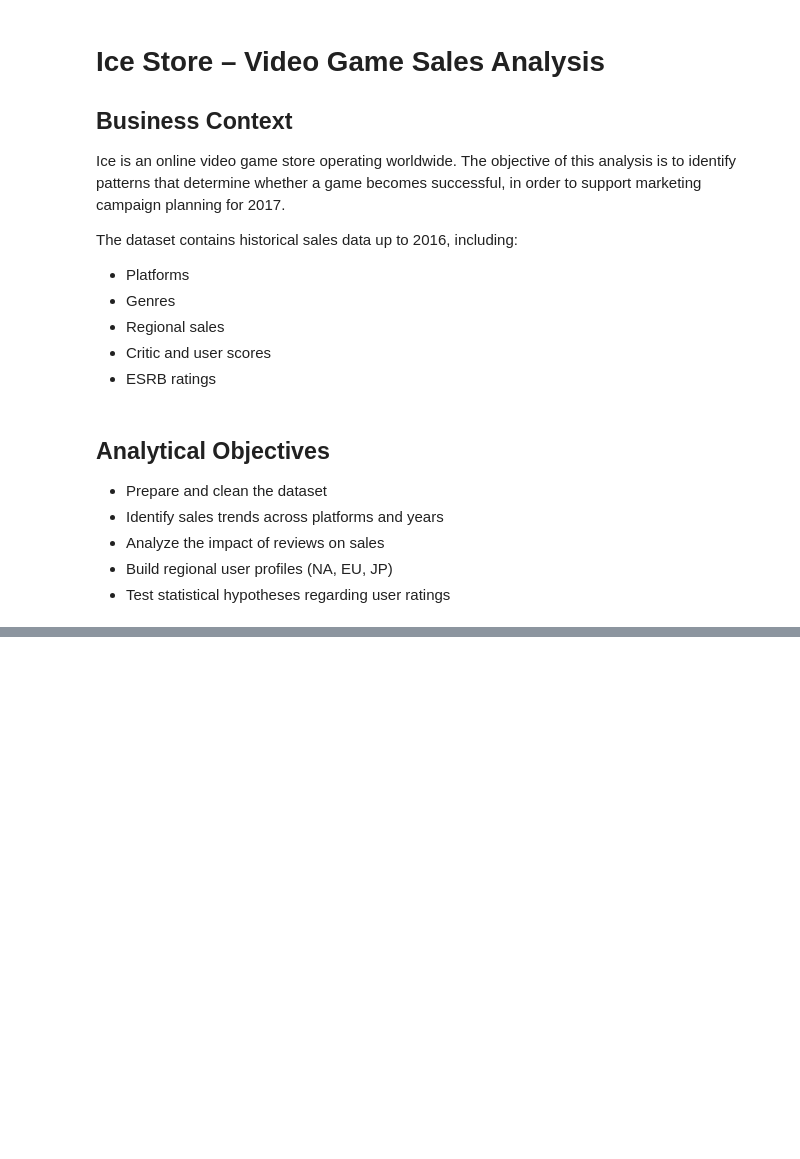
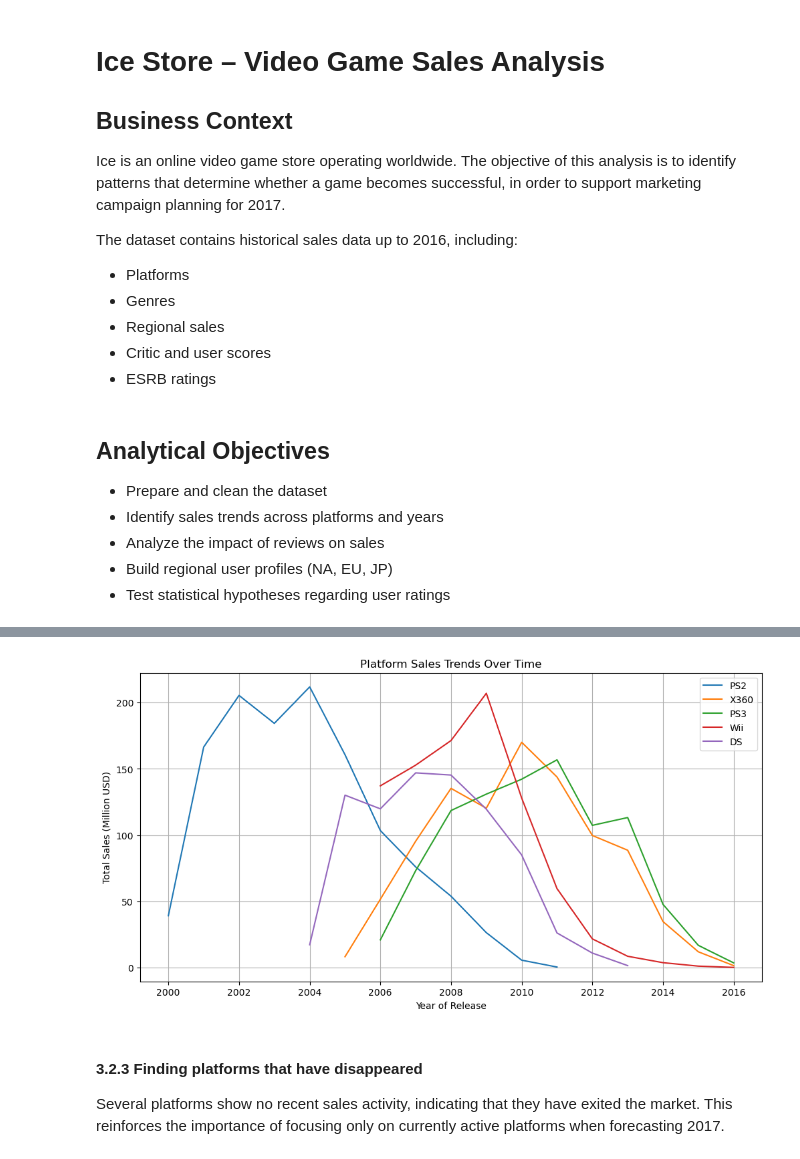
Before and after one commit to augusto-hjs/ice-game-sales-analysis, a Jupyter notebook: notebooks/notebook.ipynb, the cells around one changed output, grey strips where cells are left out. Saved outputs shown, nothing was run; the diff lists cells and outputs as text; code cells hidden in the pictures; blank space fills up the shorter version.

```diff
--- a/notebooks/notebook.ipynb
+++ b/notebooks/notebook.ipynb
@@ -95,0 +155,8 @@ games['rating'] = games['rating'].replace('RP', np.nan)
+# %%
+platform_sales = (
+    games.groupby('platform')['total_sales']
+    .sum()
+    .sort_values(ascending=False)
+)
+
+platform_sales.head(10)
@@ -95,0 +195,37 @@ games['rating'] = games['rating'].replace('RP', np.nan)
+# %%
+games.loc[15957, 'year_of_release'] = 2007 # (index 15957) was recorded as 1985, the correct release year is 2007
+
+platform_year_sales = (
+    games.groupby(['year_of_release', 'platform'])['total_sales']
+    .sum()
+    .reset_index()
+)
+
+top_platforms = platform_sales.head(5).index
+
+plt.figure(figsize=(12, 6))
+
+for platform in top_platforms:
+    platform_data = games[games['platform'] == platform]
+
+    yearly_sales = (
+        platform_data
+        .groupby('year_of_release')['total_sales']
+        .sum()
+    )
+
+    plt.plot(yearly_sales.index, yearly_sales.values, label=platform)
+
+plt.title('Platform Sales Trends Over Time')
+plt.xlabel('Year of Release')
+plt.ylabel('Total Sales (Million USD)')
+plt.legend()
+plt.grid(True)
+plt.show()
+# %% [output]
+[figure, added]
+# %% [markdown]
+#### 3.2.3 Finding platforms that have disappeared
+
+Several platforms show no recent sales activity, indicating that they have exited the market.
+This reinforces the importance of focusing only on currently active platforms when forecasting 2017.
```
Also changed, not shown: parts of 20 cells of this notebook.
